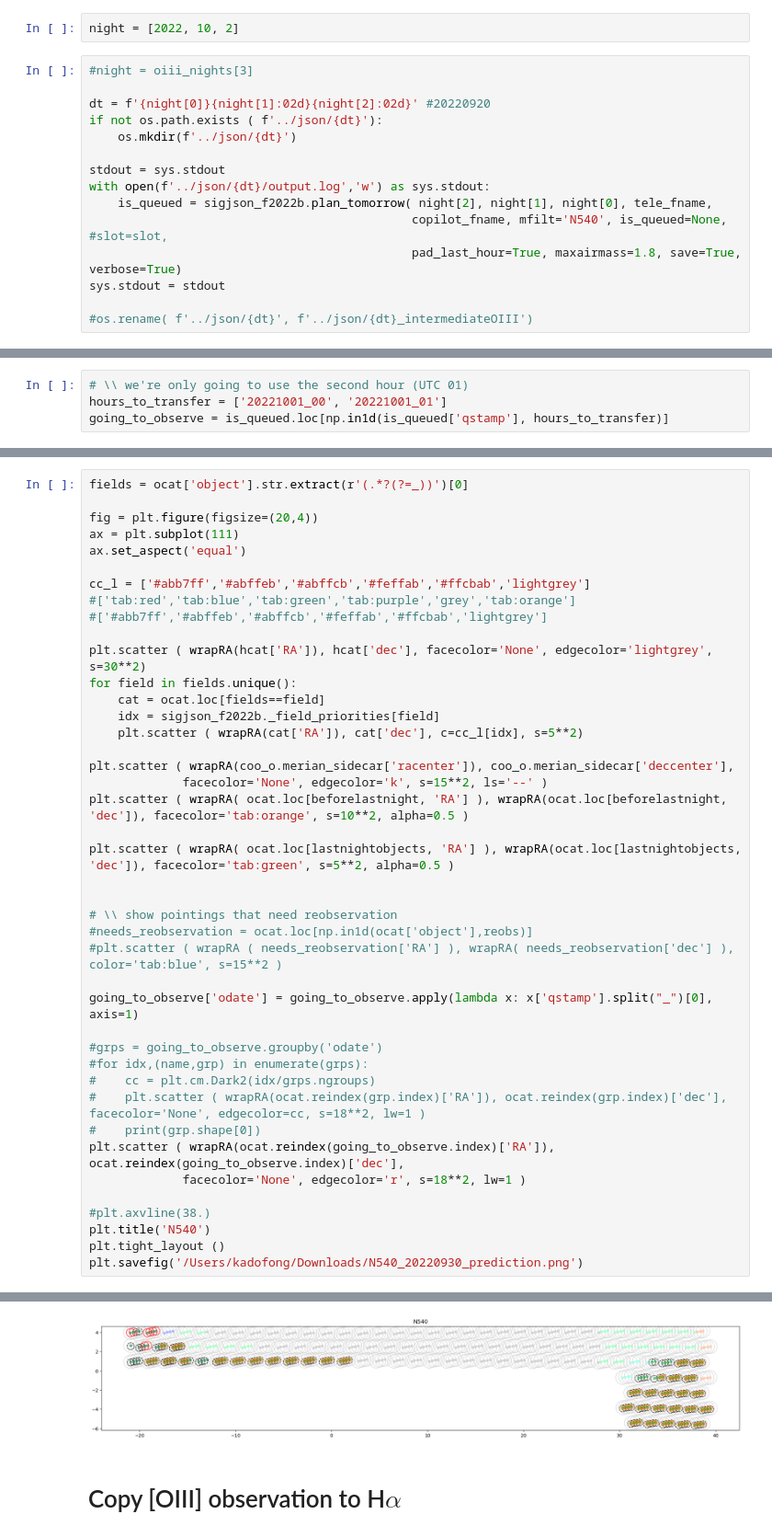
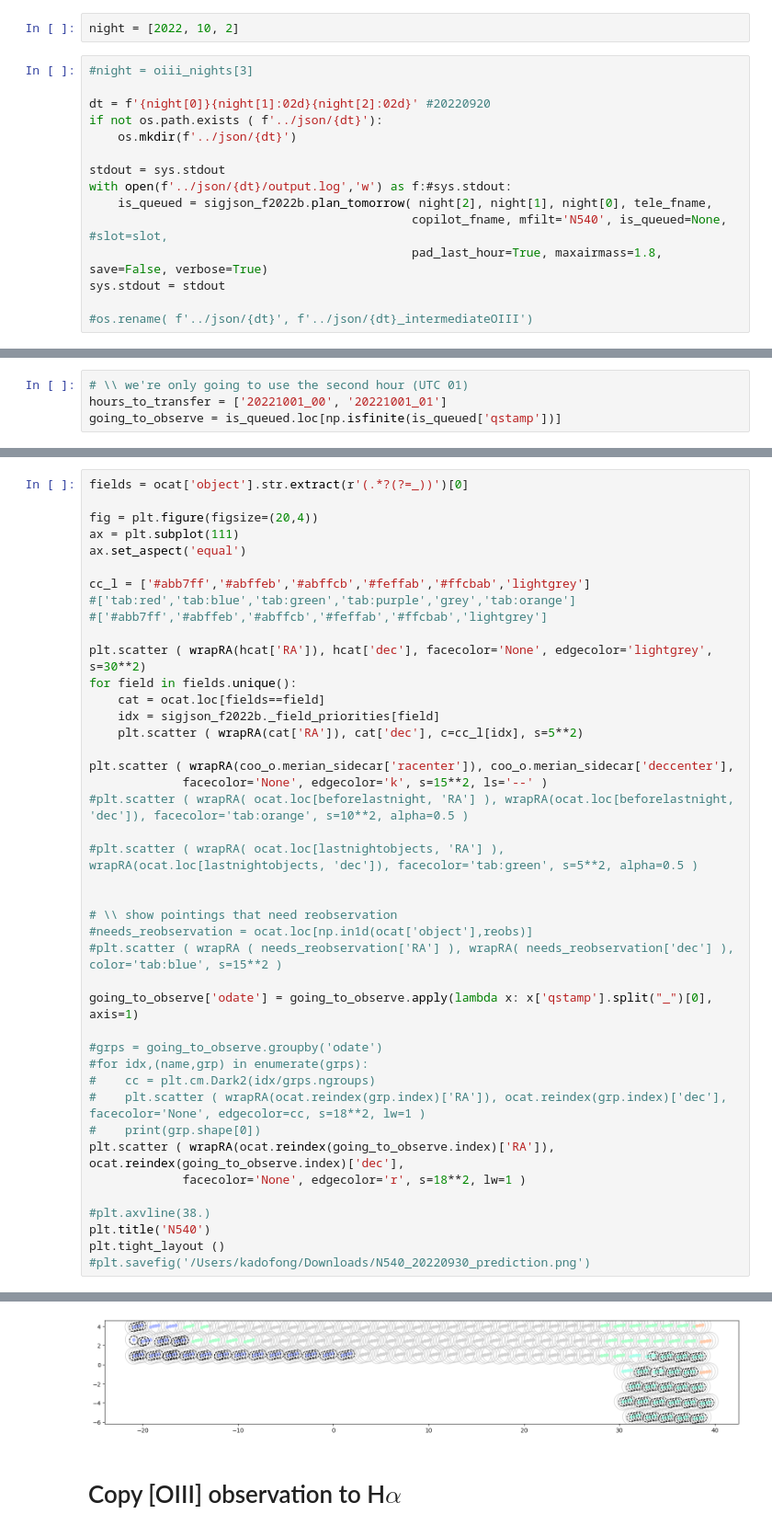
Before and after one commit to MerianSurvey/skipper, a Jupyter notebook: notebooks/2022B_EXECUTE-20221002.ipynb, the cells around one changed output, grey strips where cells are left out. Shown at 92% size. Cells and saved outputs as stored; diff of their text form.

```diff
--- a/notebooks/2022B_EXECUTE-20221002.ipynb
+++ b/notebooks/2022B_EXECUTE-20221002.ipynb
@@ -54,10 +54,10 @@ if not os.path.exists ( f'../json/{dt}'):
     os.mkdir(f'../json/{dt}')
 
 stdout = sys.stdout
-with open(f'../json/{dt}/output.log','w') as sys.stdout:
+with open(f'../json/{dt}/output.log','w') as f:#sys.stdout:
     is_queued = sigjson_f2022b.plan_tomorrow( night[2], night[1], night[0], tele_fname,
                                              copilot_fname, mfilt='N540', is_queued=None, #slot=slot,
-                                             pad_last_hour=True, maxairmass=1.8, save=True, verbose=True)
+                                             pad_last_hour=True, maxairmass=1.8, save=False, verbose=True)
 sys.stdout = stdout
 
 #os.rename( f'../json/{dt}', f'../json/{dt}_intermediateOIII')
@@ -68,4 +131,4 @@ WARNING: TimeDeltaMissingUnitWarning: Numerical value without unit or explicit f
 # %%
 # \\ we're only going to use the second hour (UTC 01)
 hours_to_transfer = ['20221001_00', '20221001_01']
-going_to_observe = is_queued.loc[np.in1d(is_queued['qstamp'], hours_to_transfer)]
+going_to_observe = is_queued.loc[np.isfinite(is_queued['qstamp'])]
@@ -95,9 +153,9 @@ for field in fields.unique():
 
 plt.scatter ( wrapRA(coo_o.merian_sidecar['racenter']), coo_o.merian_sidecar['deccenter'],
              facecolor='None', edgecolor='k', s=15**2, ls='--' )
-plt.scatter ( wrapRA( ocat.loc[beforelastnight, 'RA'] ), wrapRA(ocat.loc[beforelastnight, 'dec']), facecolor='tab:orange', s=10**2, alpha=0.5 )
+#plt.scatter ( wrapRA( ocat.loc[beforelastnight, 'RA'] ), wrapRA(ocat.loc[beforelastnight, 'dec']), facecolor='tab:orange', s=10**2, alpha=0.5 )
 
-plt.scatter ( wrapRA( ocat.loc[lastnightobjects, 'RA'] ), wrapRA(ocat.loc[lastnightobjects, 'dec']), facecolor='tab:green', s=5**2, alpha=0.5 )
+#plt.scatter ( wrapRA( ocat.loc[lastnightobjects, 'RA'] ), wrapRA(ocat.loc[lastnightobjects, 'dec']), facecolor='tab:green', s=5**2, alpha=0.5 )
 
 
 # \\ show pointings that need reobservation
@@ -117,5 +175,5 @@ plt.scatter ( wrapRA(ocat.reindex(going_to_observe.index)['RA']), ocat.reindex(g
 #plt.axvline(38.)
 plt.title('N540')
 plt.tight_layout ()
-plt.savefig('/Users/kadofong/Downloads/N540_20220930_prediction.png')
+#plt.savefig('/Users/kadofong/Downloads/N540_20220930_prediction.png')
 # %% [output]
@@ -127,4 +181,4 @@ See the caveats in the documentation: https://pandas.pydata.org/pandas-docs/stab
-[figure, old version]
+[figure, new version]
 # %% [markdown]
 # Copy [OIII] observation to H$\alpha$
 # %%
```
Also changed, not shown: parts of 4 cells of this notebook, 18 other files.
